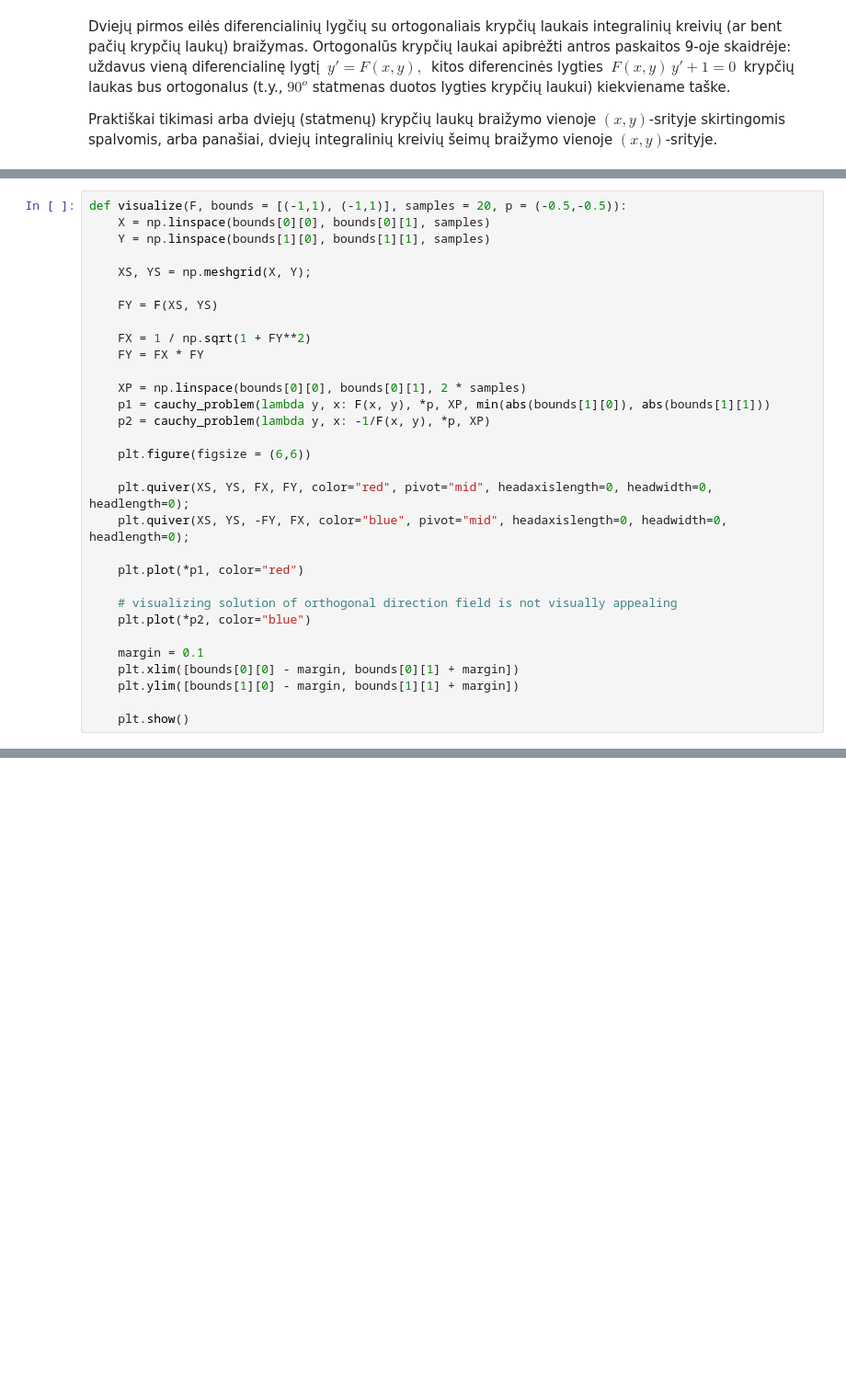
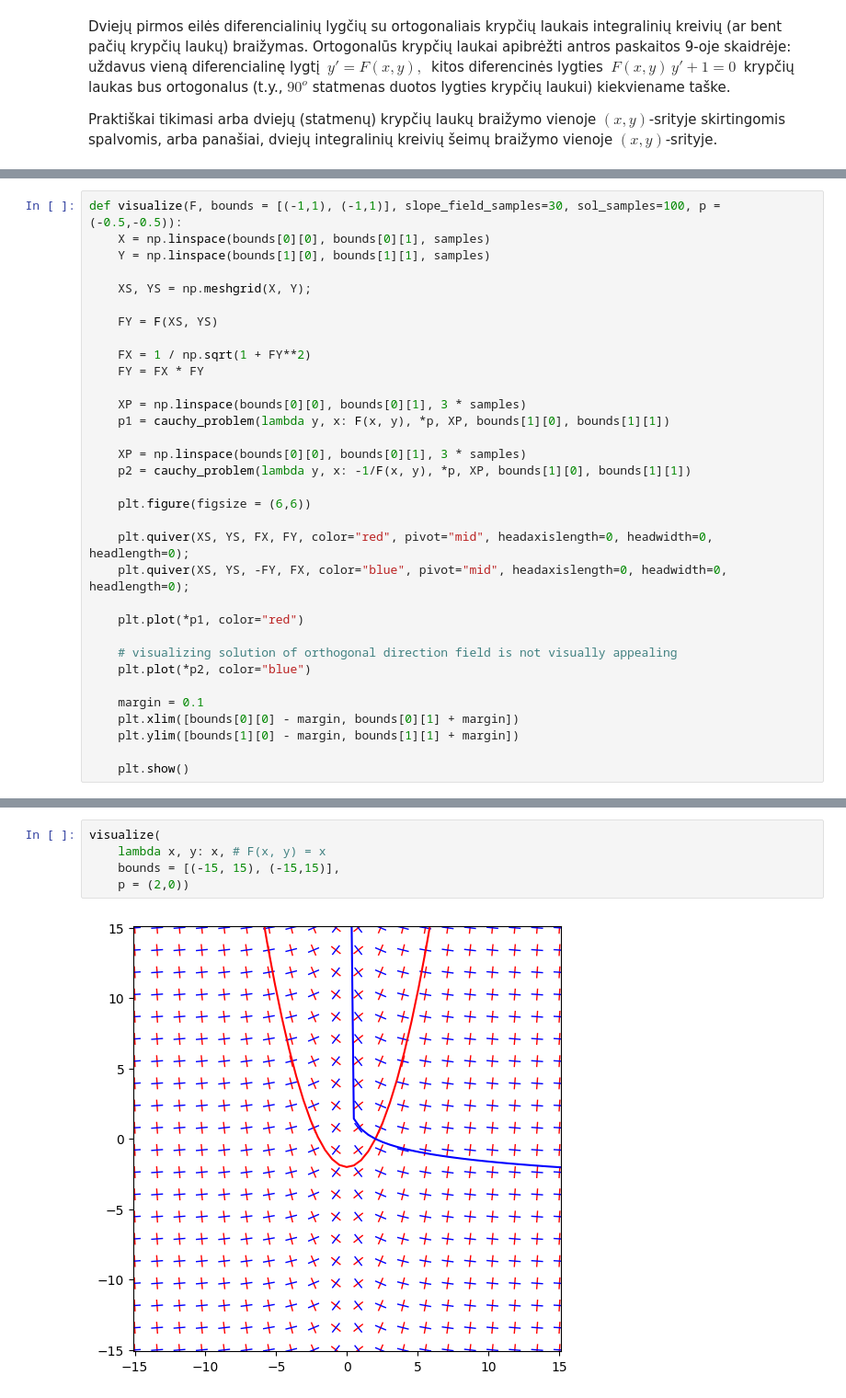
Before and after one commit to ArnasVaic/differential-equations, a Jupyter notebook: lab1/lab1.ipynb, the cells around one changed output, grey strips where cells are left out. Shown: that part at 92% size. Drawn from its saved outputs; the diff is of its cells as text; blank space fills up the shorter version.

```diff
--- a/lab1/lab1.ipynb
+++ b/lab1/lab1.ipynb
@@ -63,5 +67,5 @@ def cauchy_problem(F, x0, y0, x, y_divergence_threshold = 5):
 # %%
-def visualize(F, bounds = [(-1,1), (-1,1)], samples = 20, p = (-0.5,-0.5)):
+def visualize(F, bounds = [(-1,1), (-1,1)], slope_field_samples=30, sol_samples=100, p = (-0.5,-0.5)):
     X = np.linspace(bounds[0][0], bounds[0][1], samples)
     Y = np.linspace(bounds[1][0], bounds[1][1], samples)
 
@@ -72,9 +76,11 @@ def visualize(F, bounds = [(-1,1), (-1,1)], samples = 20, p = (-0.5,-0.5)):
     FX = 1 / np.sqrt(1 + FY**2)
     FY = FX * FY
 
-    XP = np.linspace(bounds[0][0], bounds[0][1], 2 * samples)
-    p1 = cauchy_problem(lambda y, x: F(x, y), *p, XP, min(abs(bounds[1][0]), abs(bounds[1][1]))
-    p2 = cauchy_problem(lambda y, x: -1/F(x, y), *p, XP)
+    XP = np.linspace(bounds[0][0], bounds[0][1], 3 * samples)
+    p1 = cauchy_problem(lambda y, x: F(x, y), *p, XP, bounds[1][0], bounds[1][1])
+
+    XP = np.linspace(bounds[0][0], bounds[0][1], 3 * samples)
+    p2 = cauchy_problem(lambda y, x: -1/F(x, y), *p, XP, bounds[1][0], bounds[1][1])
 
     plt.figure(figsize = (6,6))
 
@@ -108,0 +100,7 @@ ys = (37.05430986731444, 2.0, 2.0)
+# %%
+visualize(
+    lambda x, y: x, # F(x, y) = x
+    bounds = [(-15, 15), (-15,15)],
+    p = (2,0))
+# %% [output]
+[figure, added]
```
Also changed, not shown: parts of 7 cells of this notebook.
